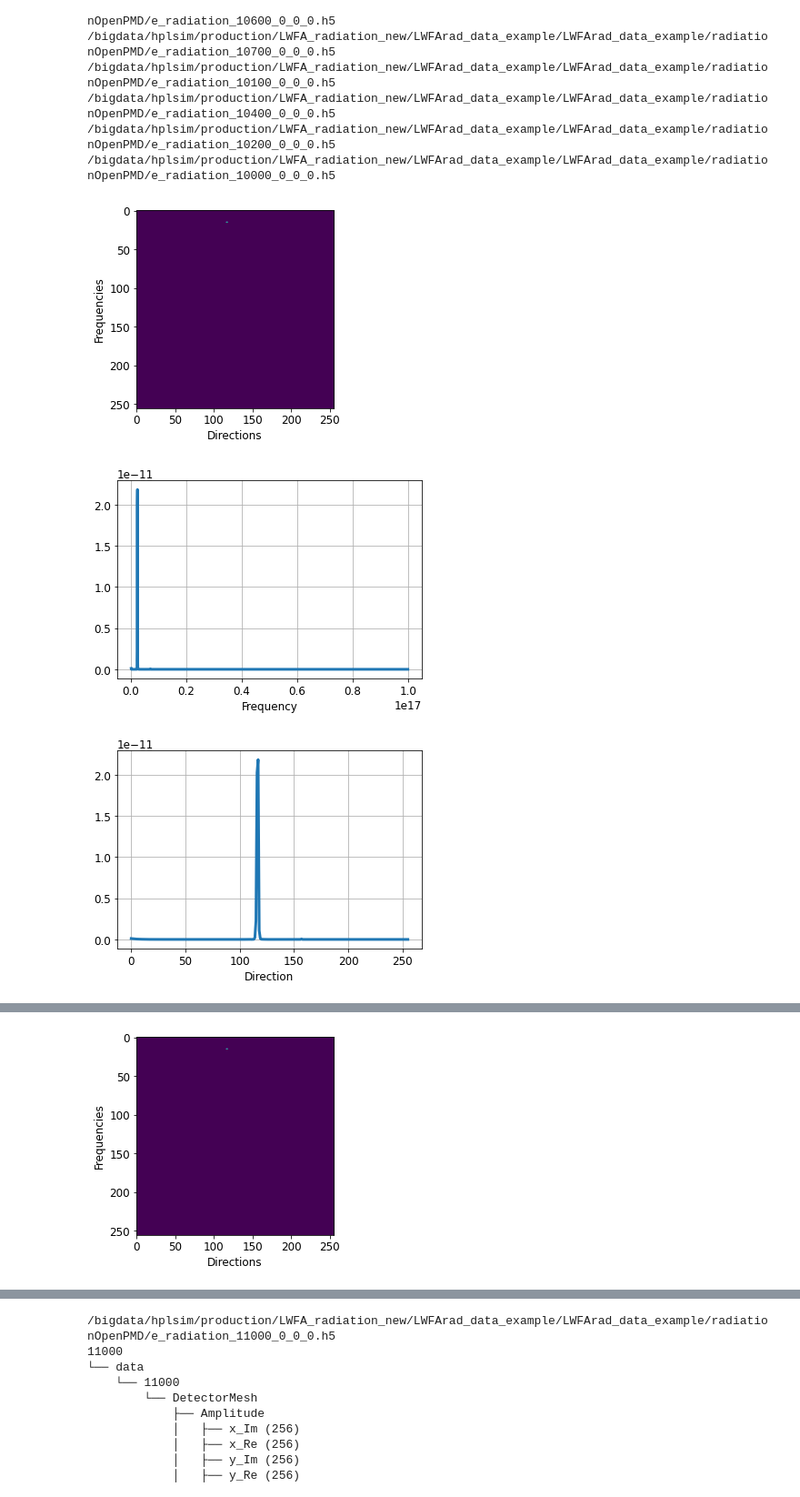
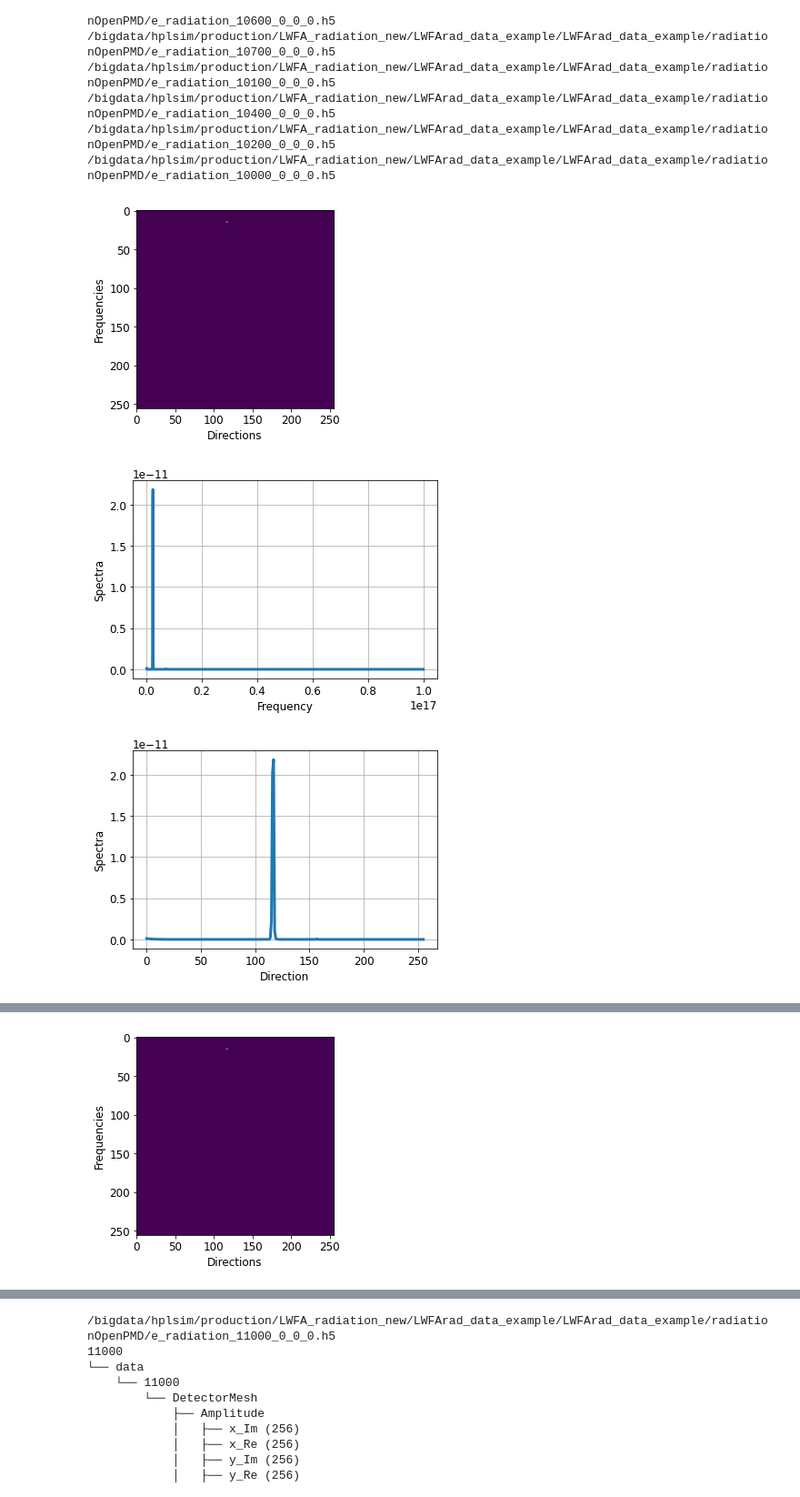
Before and after one commit to Photon-AI-Research/InSituML, a Jupyter notebook: examples/LWFA_radiation_data.ipynb, the cells around one changed output, grey strips where cells are left out. Shown: that part at 91% size. Saved outputs shown, nothing was run; the diff lists cells and outputs as text; code cells hidden in the pictures.

Commit message:
fixed plots

```diff
--- a/examples/LWFA_radiation_data.ipynb
+++ b/examples/LWFA_radiation_data.ipynb
@@ -63,11 +65,13 @@ for radiation_sim in all_radiation:
 
     plt.plot(frequency, integrate_over_direction)
     plt.xlabel('Frequency')
+    plt.ylabel('Spectra')
     plt.grid(True)
     plt.show()
 
-    plt.plot(np.arange(0, integrate_over_frequency.shape[0], 1), integrate_over_direction)
+    plt.plot(np.arange(0, integrate_over_direction.shape[0], 1), integrate_over_direction)
     plt.xlabel('Direction')
+    plt.ylabel('Spectra')
     plt.grid(True)
     plt.show()
 
@@ -84,34 +88,34 @@ for radiation_sim in all_radiation:
     m = cm.ScalarMappable(cmap=plt.cm.jet, norm=norm)
     m.set_array([])
     cb = plt.colorbar(m, shrink=0.6, pad=0.01)
     cb.ax.tick_params(labelsize=23)
     cb.ax.get_yaxis().labelpad = 15
     cb.ax.set_ylabel('Spectra over frequency', fontsize=25)
 
     ax.set_xlabel('x', fontsize=25, linespacing=5.2)
     ax.set_ylabel('y', fontsize=25, linespacing=5.2)
     ax.set_zlabel('z', fontsize=25, linespacing=5.2)
     ax.dist = 10
 
     ax.xaxis.set_tick_params(labelsize=23)
     ax.yaxis.set_tick_params(labelsize=23)
     ax.zaxis.set_tick_params(labelsize=23)
     ax.xaxis.labelpad=30
     ax.yaxis.labelpad=30
     ax.zaxis.labelpad=30
 
     ax.tick_params(axis='both', which='major', pad=10)
 
     ax.xaxis._axinfo['label']['space_factor'] = 5.0
     ax.yaxis._axinfo['label']['space_factor'] = 5.0
     ax.zaxis._axinfo['label']['space_factor'] = 5.0
 
     ax.set_title('Spectra', fontsize=25)
 
     plt.show()
 # %% [output]
 [figure]
-[figure, old version]
+[figure, new version]
-[figure, old version]
+[figure, new version]
 [figure]
 [figure]
```
Also changed, not shown: parts of 2 cells of this notebook, 1 other file.
